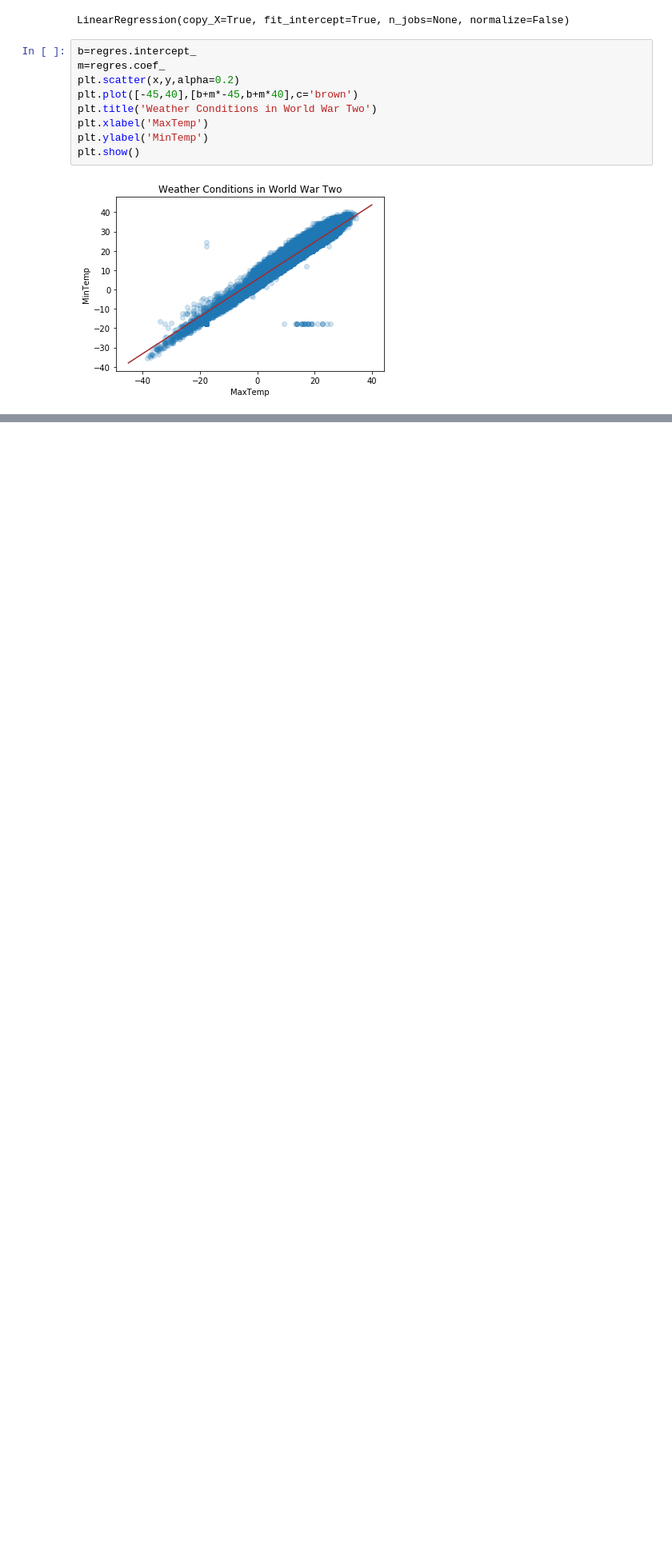
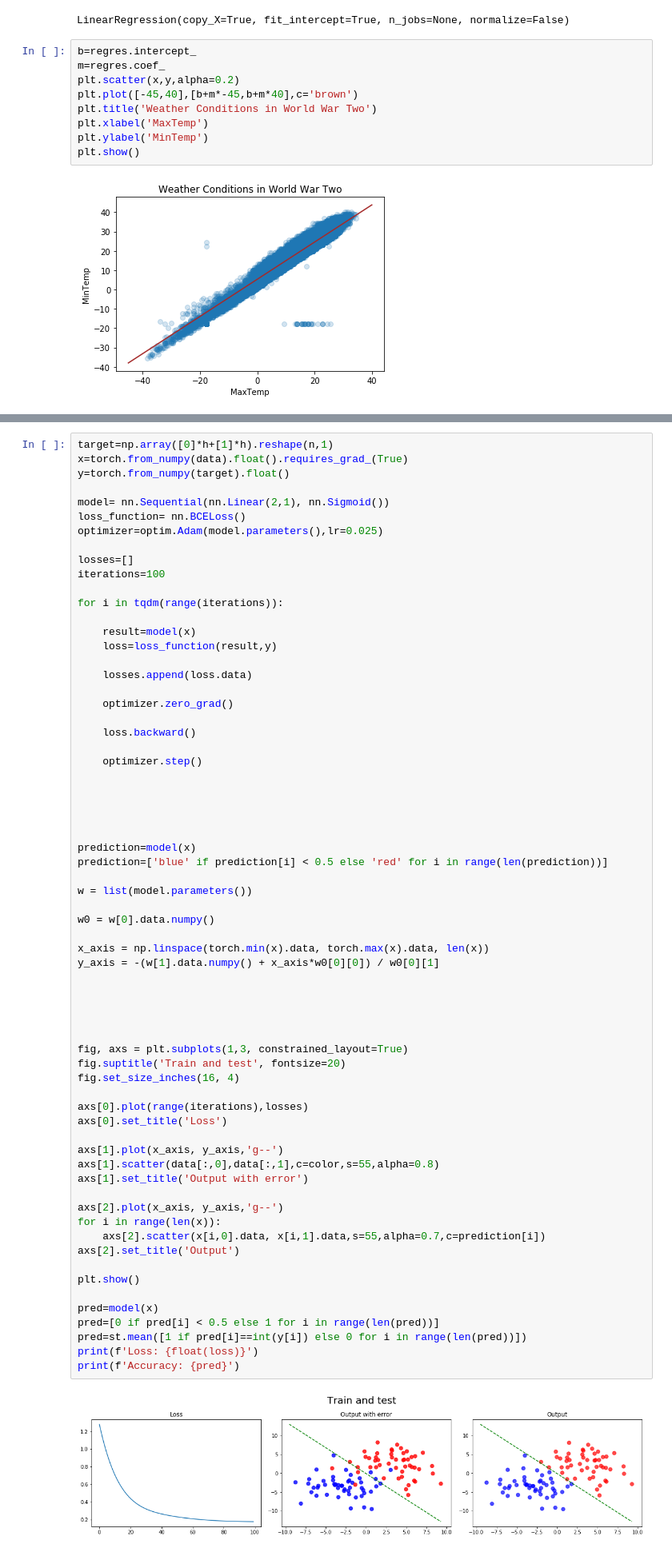
Before and after one commit to FFourier/Machine-And-Deep-Learning, a Jupyter notebook: notebooks/02-Linear_Logistic_Regression.ipynb, the cells around one changed output, grey strips where cells are left out. Shown at 80% size. Cells and saved outputs as stored; diff of their text form; blank space fills up the shorter version.

```diff
--- a/notebooks/02-LinearRegression.ipynb
+++ b/notebooks/02-Linear_Logistic_Regression.ipynb
@@ -143,0 +192,68 @@ plt.show()
+# %%
+target=np.array([0]*h+[1]*h).reshape(n,1)
+x=torch.from_numpy(data).float().requires_grad_(True)
+y=torch.from_numpy(target).float()
+
+model= nn.Sequential(nn.Linear(2,1), nn.Sigmoid())
+loss_function= nn.BCELoss()
+optimizer=optim.Adam(model.parameters(),lr=0.025)
+
+losses=[]
+iterations=100
+
+for i in tqdm(range(iterations)):
+
+    result=model(x)
+    loss=loss_function(result,y)
+
+    losses.append(loss.data)
+
+    optimizer.zero_grad()
+
+    loss.backward()
+
+    optimizer.step()
+
+
+
+
+
+prediction=model(x)
+prediction=['blue' if prediction[i] < 0.5 else 'red' for i in range(len(prediction))]
+
+w = list(model.parameters())
+
+w0 = w[0].data.numpy()
+
+x_axis = np.linspace(torch.min(x).data, torch.max(x).data, len(x))
+y_axis = -(w[1].data.numpy() + x_axis*w0[0][0]) / w0[0][1]
+
+
+
+
+
+fig, axs = plt.subplots(1,3, constrained_layout=True)
+fig.suptitle('Train and test', fontsize=20)
+fig.set_size_inches(16, 4)
+
+axs[0].plot(range(iterations),losses)
+axs[0].set_title('Loss')
+
+axs[1].plot(x_axis, y_axis,'g--')
+axs[1].scatter(data[:,0],data[:,1],c=color,s=55,alpha=0.8)
+axs[1].set_title('Output with error')
+
+axs[2].plot(x_axis, y_axis,'g--')
+for i in range(len(x)):
+    axs[2].scatter(x[i,0].data, x[i,1].data,s=55,alpha=0.7,c=prediction[i])
+axs[2].set_title('Output')
+
+plt.show()
+
+pred=model(x)
+pred=[0 if pred[i] < 0.5 else 1 for i in range(len(pred))]
+pred=st.mean([1 if pred[i]==int(y[i]) else 0 for i in range(len(pred))])
+print(f'Loss: {float(loss)}')
+print(f'Accuracy: {pred}')
+# %% [output]
+[figure, added]
```
Also changed, not shown: parts of 3 cells of this notebook, 1 other file.
